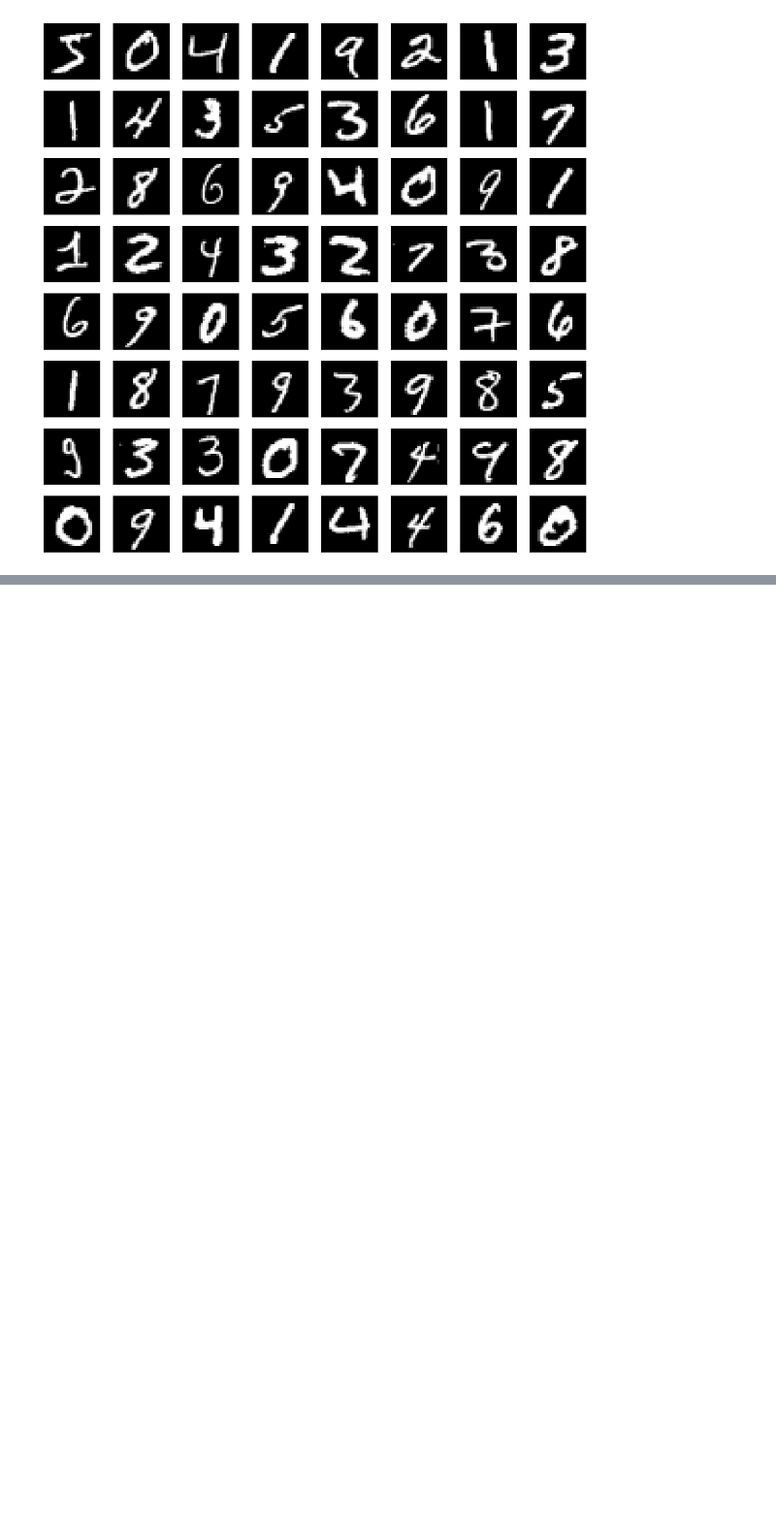
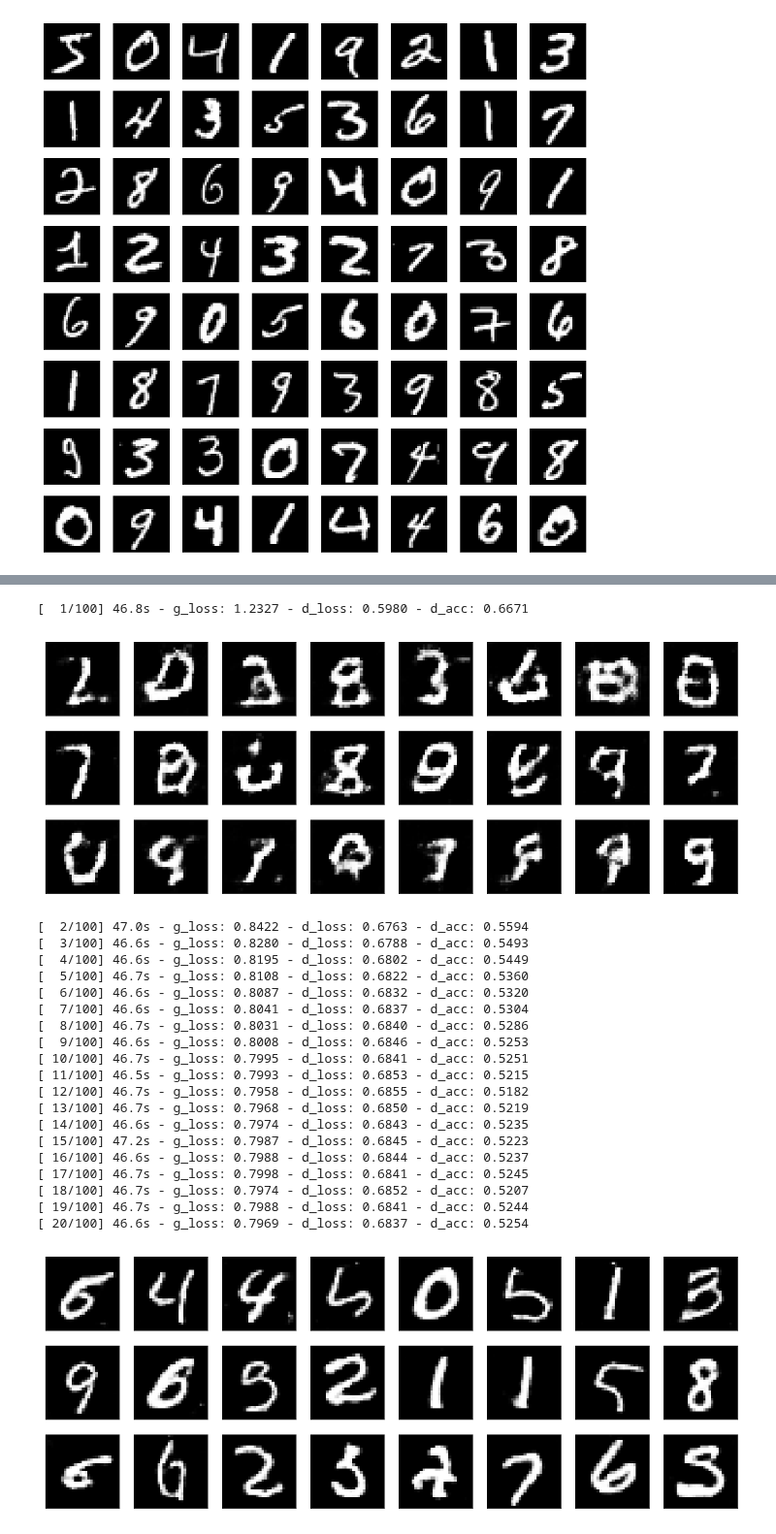
Before and after one commit to czyzi0/ml-notebooks, a Jupyter notebook: notebooks/mnist-gan.ipynb, the cells around one changed output, grey strips where cells are left out. Shown at 97% size. Drawn from its saved outputs; the diff is of its cells as text; code cells hidden in the pictures; blank space fills up the shorter version.

Commit message:
Add DCGAN

```diff
--- a/notebooks/mnist-gan.ipynb
+++ b/notebooks/mnist-gan.ipynb
@@ -273,0 +353,27 @@ plot_history(history)
+# %%
+model = DCGAN()
+# %%
+history = model.fit(data_loader, epochs=100)
+# %% [output]
+[  1/100] 46.8s - g_loss: 1.2327 - d_loss: 0.5980 - d_acc: 0.6671
+[figure, added]
+[  2/100] 47.0s - g_loss: 0.8422 - d_loss: 0.6763 - d_acc: 0.5594
+[  3/100] 46.6s - g_loss: 0.8280 - d_loss: 0.6788 - d_acc: 0.5493
+[  4/100] 46.6s - g_loss: 0.8195 - d_loss: 0.6802 - d_acc: 0.5449
+[  5/100] 46.7s - g_loss: 0.8108 - d_loss: 0.6822 - d_acc: 0.5360
+[  6/100] 46.6s - g_loss: 0.8087 - d_loss: 0.6832 - d_acc: 0.5320
+[  7/100] 46.6s - g_loss: 0.8041 - d_loss: 0.6837 - d_acc: 0.5304
+[  8/100] 46.7s - g_loss: 0.8031 - d_loss: 0.6840 - d_acc: 0.5286
+[  9/100] 46.6s - g_loss: 0.8008 - d_loss: 0.6846 - d_acc: 0.5253
+[ 10/100] 46.7s - g_loss: 0.7995 - d_loss: 0.6841 - d_acc: 0.5251
+[ 11/100] 46.5s - g_loss: 0.7993 - d_loss: 0.6853 - d_acc: 0.5215
+[ 12/100] 46.7s - g_loss: 0.7958 - d_loss: 0.6855 - d_acc: 0.5182
+[ 13/100] 46.7s - g_loss: 0.7968 - d_loss: 0.6850 - d_acc: 0.5219
+[ 14/100] 46.6s - g_loss: 0.7974 - d_loss: 0.6843 - d_acc: 0.5235
+[ 15/100] 47.2s - g_loss: 0.7987 - d_loss: 0.6845 - d_acc: 0.5223
+[ 16/100] 46.6s - g_loss: 0.7988 - d_loss: 0.6844 - d_acc: 0.5237
+[ 17/100] 46.7s - g_loss: 0.7998 - d_loss: 0.6841 - d_acc: 0.5245
+[ 18/100] 46.7s - g_loss: 0.7974 - d_loss: 0.6852 - d_acc: 0.5207
+[ 19/100] 46.7s - g_loss: 0.7988 - d_loss: 0.6841 - d_acc: 0.5244
+[ 20/100] 46.6s - g_loss: 0.7969 - d_loss: 0.6837 - d_acc: 0.5254
+[figure, added]
```
Also changed, not shown: parts of 6 cells of this notebook.
